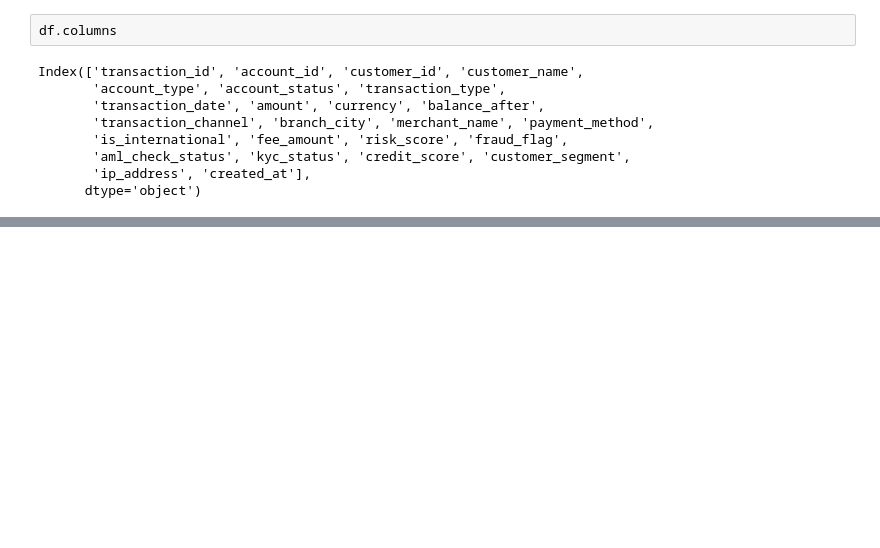
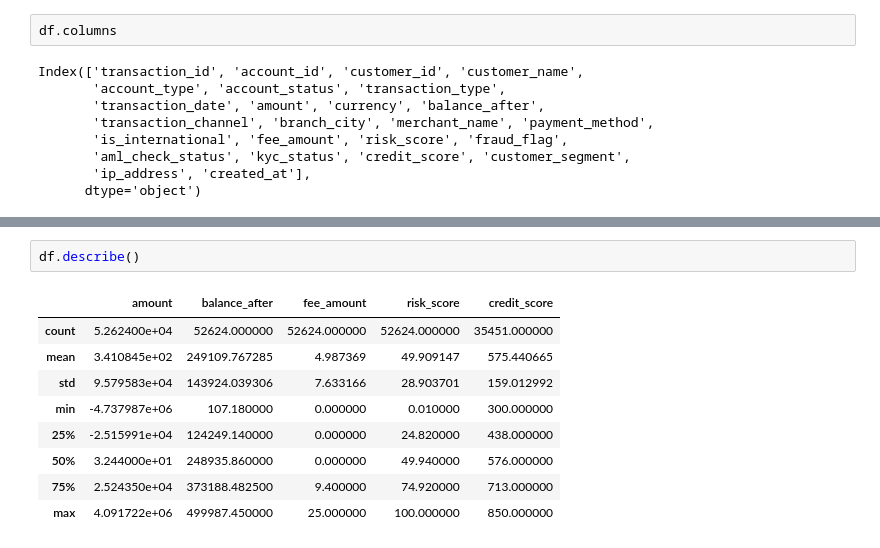
Before and after one commit to Jeel88/DSV_Finance, a Jupyter notebook: Finance_DSV_Project.ipynb, the cells around one changed output, grey strips where cells are left out. Cells and saved outputs as stored; diff of their text form; blank space fills up the shorter version.

Commit message:
Is null describe tail null sum dtype done

```diff
--- a/Finance_DSV_Project.ipynb
+++ b/Finance_DSV_Project.ipynb
@@ -38,0 +90,12 @@ Index(['transaction_id', 'account_id', 'customer_id', 'customer_name',
+# %%
+df.describe()
+# %% [output]
+|  | amount | balance_after | fee_amount | risk_score | credit_score |
+| count | 5.262400e+04 | 52624.000000 | 52624.000000 | 52624.000000 | 35451.000000 |
+| mean | 3.410845e+02 | 249109.767285 | 4.987369 | 49.909147 | 575.440665 |
+| std | 9.579583e+04 | 143924.039306 | 7.633166 | 28.903701 | 159.012992 |
+| min | -4.737987e+06 | 107.180000 | 0.000000 | 0.010000 | 300.000000 |
+| 25% | -2.515991e+04 | 124249.140000 | 0.000000 | 24.820000 | 438.000000 |
+| 50% | 3.244000e+01 | 248935.860000 | 0.000000 | 49.940000 | 576.000000 |
+| 75% | 2.524350e+04 | 373188.482500 | 9.400000 | 74.920000 | 713.000000 |
+| max | 4.091722e+06 | 499987.450000 | 25.000000 | 100.000000 | 850.000000 |
```
Also changed, not shown: parts of 5 cells of this notebook.
